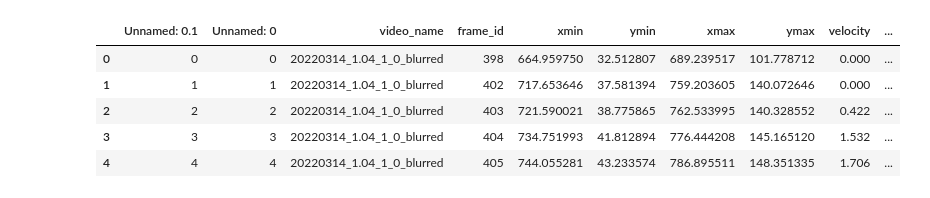
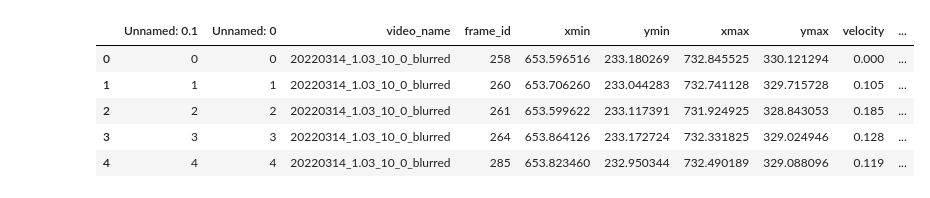
Before and after one commit to DiogoMendess/master-thesis, a Jupyter notebook: New Client Analysis.ipynb, the cells around one changed output. Saved outputs shown, nothing was run; the diff lists cells and outputs as text; code cells hidden in the pictures.

Commit message:
some adjustements to coords and add global cust id

```diff
--- a/New Client Analysis.ipynb
+++ b/New Client Analysis.ipynb
@@ -6,20 +6,25 @@ import seaborn as sns
 # store map size (pixels)
 STORE_SIZE = [3136, 2475]
 
-TRANSFORMED_DATA_PATH = "results/trajectories/transformed_coords_1.04.csv"
+TRANSFORMED_DATA_103_PATH = "results/trajectories/transformed_coords_1.03.csv"
+TRANSFORMED_DATA_104_PATH = "results/trajectories/transformed_coords_1.04.csv"
+TRANSFORMED_DATA_105_PATH = "results/trajectories/transformed_coords_1.05.csv"
+#TRANSFORMED_DATA_205_PATH = "results/trajectories/transformed_coords_2.05.csv"
 TRANSFORMED_DATA_SELECT_CAMS_PATH = "C:/Users/diogo/Desktop/Tese/Resultados/transformed_coords_selected_cameras.csv"
 MAP_PATH = "C:/Users/diogo/Desktop/Tese/Dados/floorplan.png"
 COLOR_PER_CAMERA = {"1.03": "Greys", "1.04": "Greens", "1.05": "Oranges", "2.05": "Blues", "2.11": "RdPu"}
-# %%
-df = pd.read_csv(TRANSFORMED_DATA_PATH)
-df.head()
-# %% [output]
-|  | Unnamed: 0.1 | Unnamed: 0 | video_name | frame_id | xmin | ymin | xmax | ymax | velocity | ... |
-| 0 | 0 | 0 | 20220314_1.04_1_0_blurred | 398 | 664.959750 | 32.512807 | 689.239517 | 101.778712 | 0.000 | ... |
-| 1 | 1 | 1 | 20220314_1.04_1_0_blurred | 402 | 717.653646 | 37.581394 | 759.203605 | 140.072646 | 0.000 | ... |
-| 2 | 2 | 2 | 20220314_1.04_1_0_blurred | 403 | 721.590021 | 38.775865 | 762.533995 | 140.328552 | 0.422 | ... |
-| 3 | 3 | 3 | 20220314_1.04_1_0_blurred | 404 | 734.751993 | 41.812894 | 776.444208 | 145.165120 | 1.532 | ... |
-| 4 | 4 | 4 | 20220314_1.04_1_0_blurred | 405 | 744.055281 | 43.233574 | 786.895511 | 148.351335 | 1.706 | ... |
+# %%
+df_103 = pd.read_csv(TRANSFORMED_DATA_103_PATH)
+df_104 = pd.read_csv(TRANSFORMED_DATA_104_PATH)
+df_105 = pd.read_csv(TRANSFORMED_DATA_105_PATH)
+df_103.head()
+# %% [output]
+|  | Unnamed: 0.1 | Unnamed: 0 | video_name | frame_id | xmin | ymin | xmax | ymax | velocity | ... |
+| 0 | 0 | 0 | 20220314_1.03_10_0_blurred | 258 | 653.596516 | 233.180269 | 732.845525 | 330.121294 | 0.000 | ... |
+| 1 | 1 | 1 | 20220314_1.03_10_0_blurred | 260 | 653.706260 | 233.044283 | 732.741128 | 329.715728 | 0.105 | ... |
+| 2 | 2 | 2 | 20220314_1.03_10_0_blurred | 261 | 653.599622 | 233.117391 | 731.924925 | 328.843053 | 0.185 | ... |
+| 3 | 3 | 3 | 20220314_1.03_10_0_blurred | 264 | 653.864126 | 233.172724 | 732.331825 | 329.024946 | 0.128 | ... |
+| 4 | 4 | 4 | 20220314_1.03_10_0_blurred | 285 | 653.823460 | 232.950344 | 732.490189 | 329.088096 | 0.119 | ... |
 # %%
 def get_data_by_customer(df, customer_id):
     return df.loc[df["customer_id"] == customer_id]
```
Also changed, not shown: parts of 10 cells of this notebook, 8 other files.
